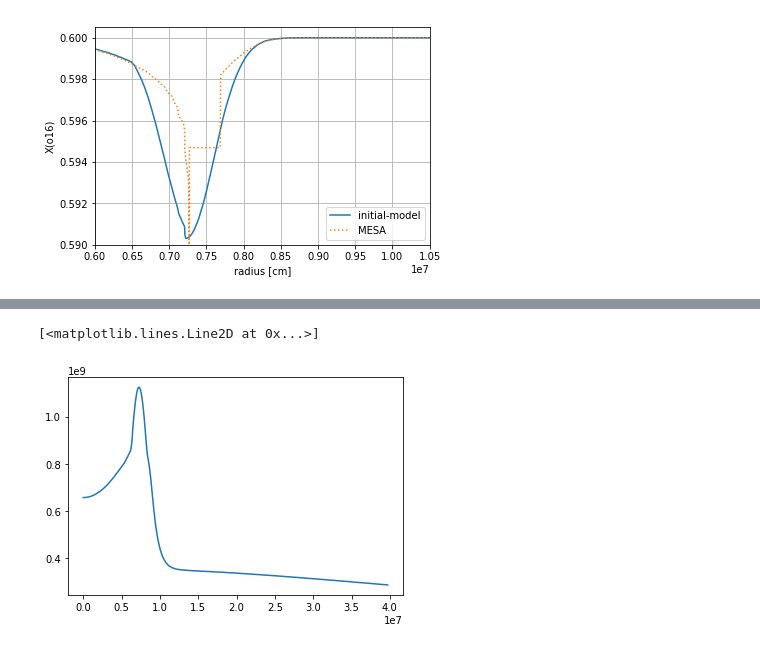
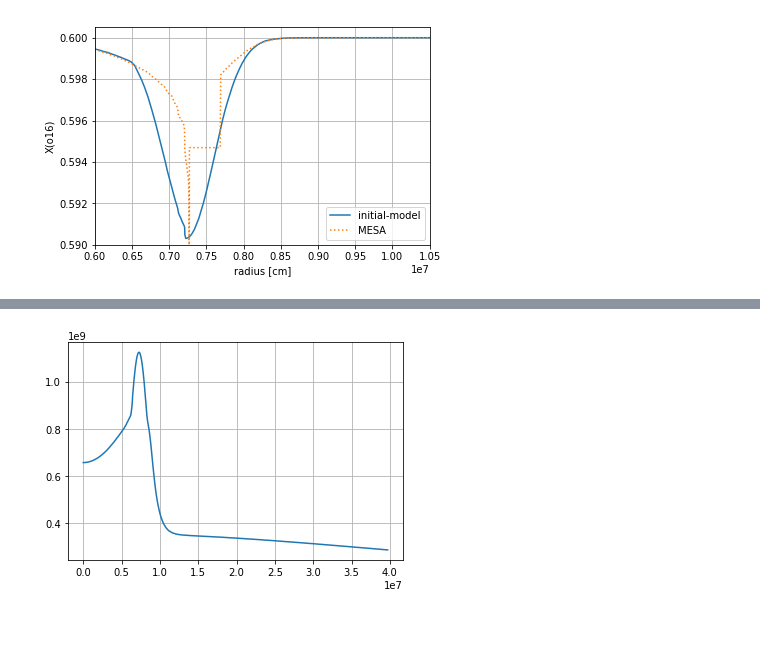
Before and after one commit to XinlongSBU/xinlong_file, a Jupyter notebook: initial-model_prepare/generate_initial-model_raw.ipynb, the cells around one changed output, grey strips where cells are left out. Drawn from its saved outputs; the diff is of its cells as text; code cells hidden in the pictures.

```diff
--- a/initial-model_prepare/generate_initial-model_raw.ipynb
+++ b/initial-model_prepare/generate_initial-model_raw.ipynb
@@ -402,9 +402,9 @@ data.head()
 tf = data[data['r_center [cm]']<4.e7]
 # %%
 plt.plot(tf['r_center [cm]'],tf["temperature [K]"])
+plt.grid()
 # %% [output]
-[<matplotlib.lines.Line2D at 0x...>]
-[figure, old version]
+[figure, new version]
 # %%
 f = open("ECSN-ONe6040-final.raw", "w")
 
```
Also changed, not shown: parts of 1 cell of this notebook, 11 other files.
